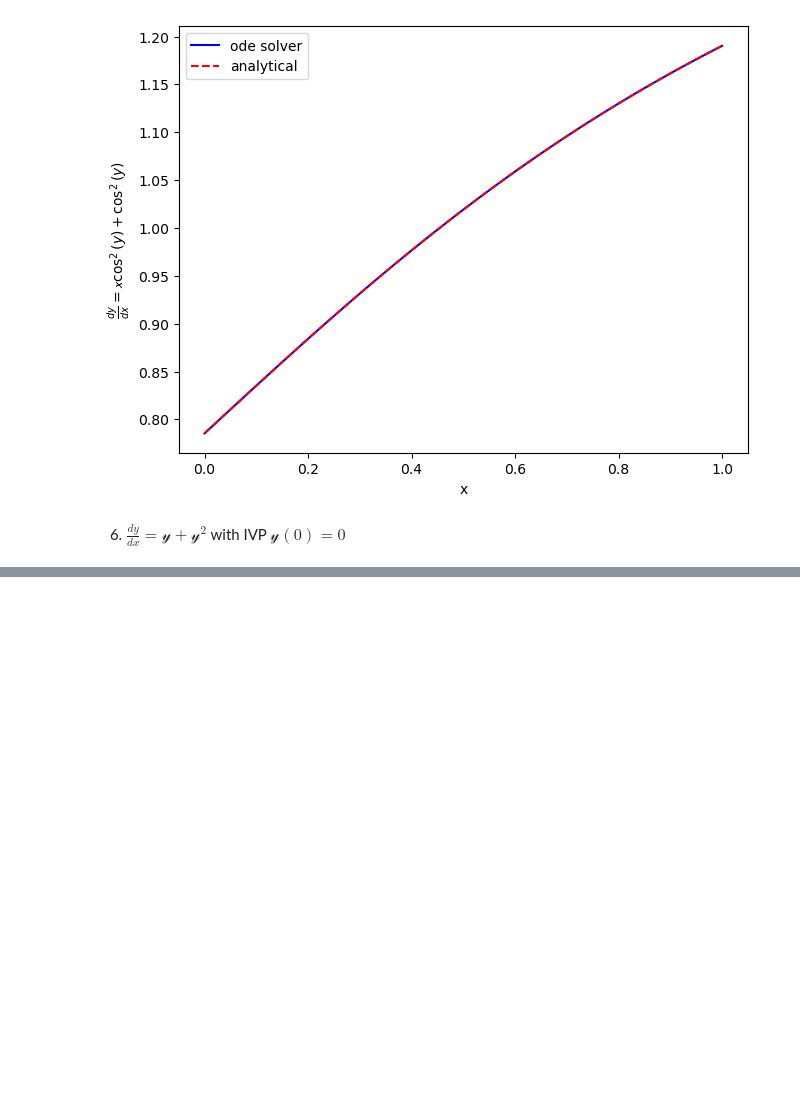
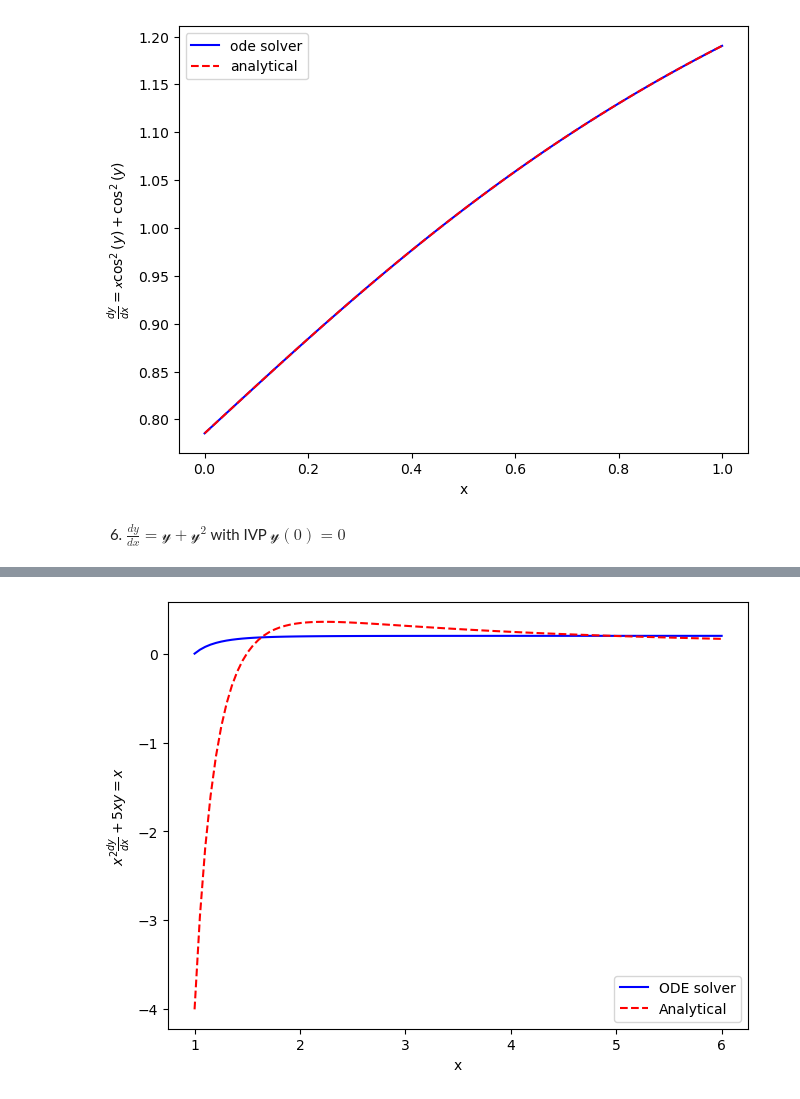
Before and after one commit to MuhammadUtoro/Numerical-Analysis, a Jupyter notebook: ODE_Practice_1.ipynb, the cells around one changed output, grey strips where cells are left out. Cells and saved outputs as stored; diff of their text form; code cells hidden in the pictures; blank space fills up the shorter version.

```diff
--- a/ODE_Practice_1.ipynb
+++ b/ODE_Practice_1.ipynb
@@ -170,0 +199,23 @@ plt.show()
+# %%
+def dydx8(x, y):
+    return (-5*y)/x + (1/x)
+
+x = np.linspace(1,6,100)
+y0 = 0
+
+# Numerical solution by odeint
+ysol_8 = odeint(dydx8, y0=y0, t=x, tfirst=True)
+
+# Analytical solution
+yexact_8 = 1/x - 5*x**-5
+# %%
+# Plot
+plt.plot(x, ysol_8, 'b-', label='ODE solver')
+plt.plot(x, yexact_8, 'r--', label='Analytical')
+plt.tight_layout()
+plt.xlabel('x')
+plt.ylabel(r'$x^2\frac{dy}{dx} + 5xy = x$')
+plt.legend()
+plt.show()
+# %% [output]
+[figure, added]
```
Also changed, not shown: parts of 8 cells of this notebook.
